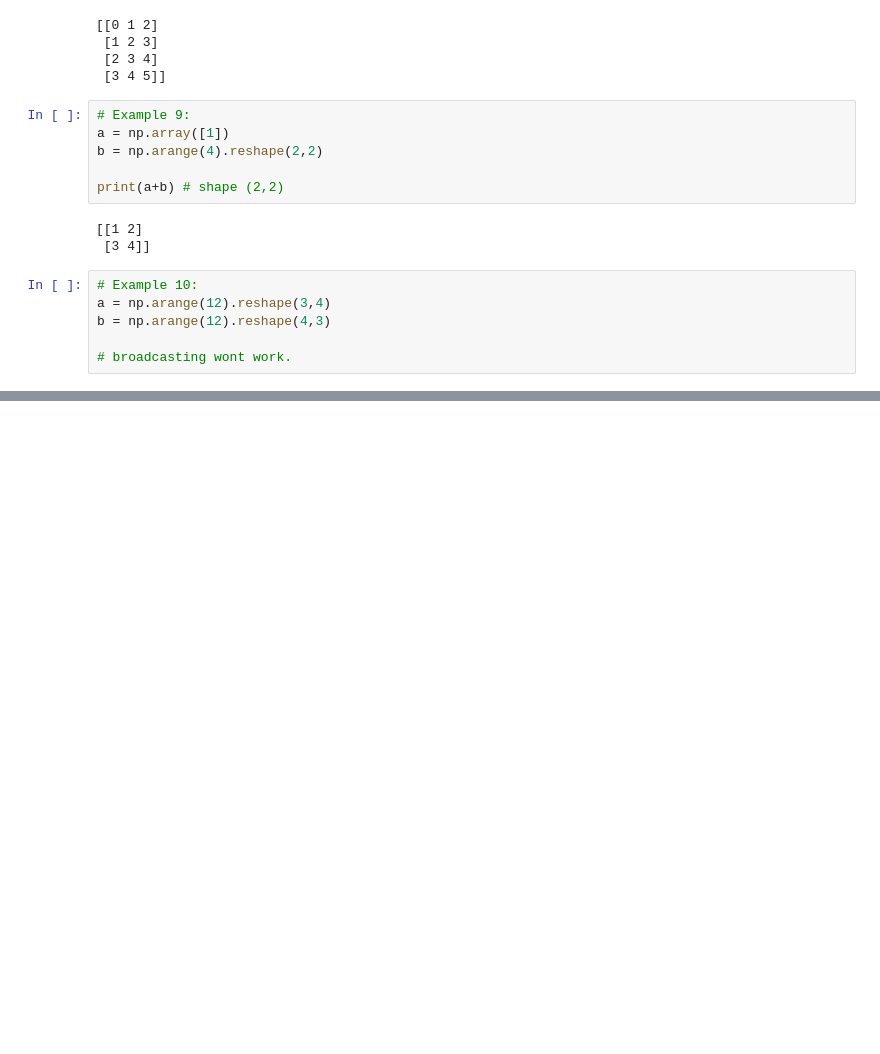
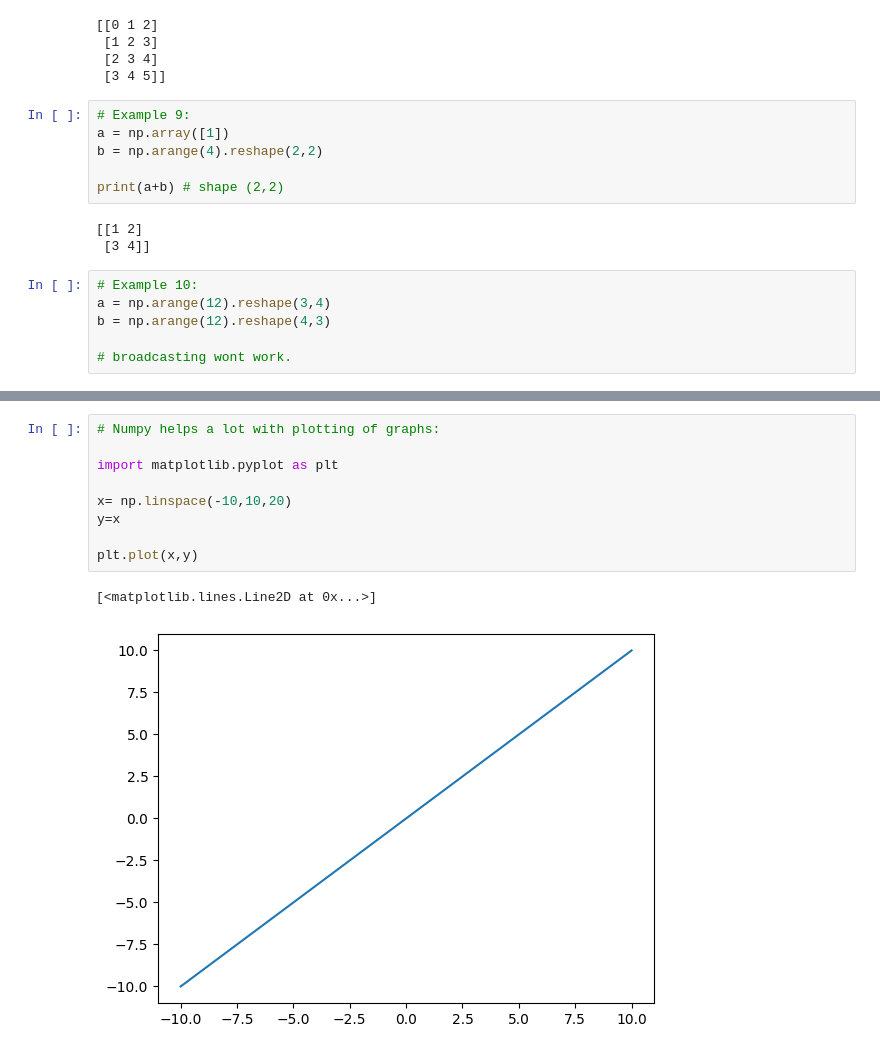
Before and after one commit to VShah2312/Data_Science_Code_N_Debug, a Jupyter notebook: Python_Basics/Numpy.ipynb, the cells around one changed output, grey strips where cells are left out. Drawn from its saved outputs; the diff is of its cells as text; blank space fills up the shorter version.

```diff
--- a/Python_Basics/Numpy.ipynb
+++ b/Python_Basics/Numpy.ipynb
@@ -1150,0 +1204,12 @@ b = np.arange(12).reshape(4,3)
+# %%
+# Numpy helps a lot with plotting of graphs:
+
+import matplotlib.pyplot as plt
+
+x= np.linspace(-10,10,20)
+y=x
+
+plt.plot(x,y)
+# %% [output]
+[<matplotlib.lines.Line2D at 0x...>]
+[figure, added]
```
Also changed, not shown: parts of 28 cells of this notebook.
